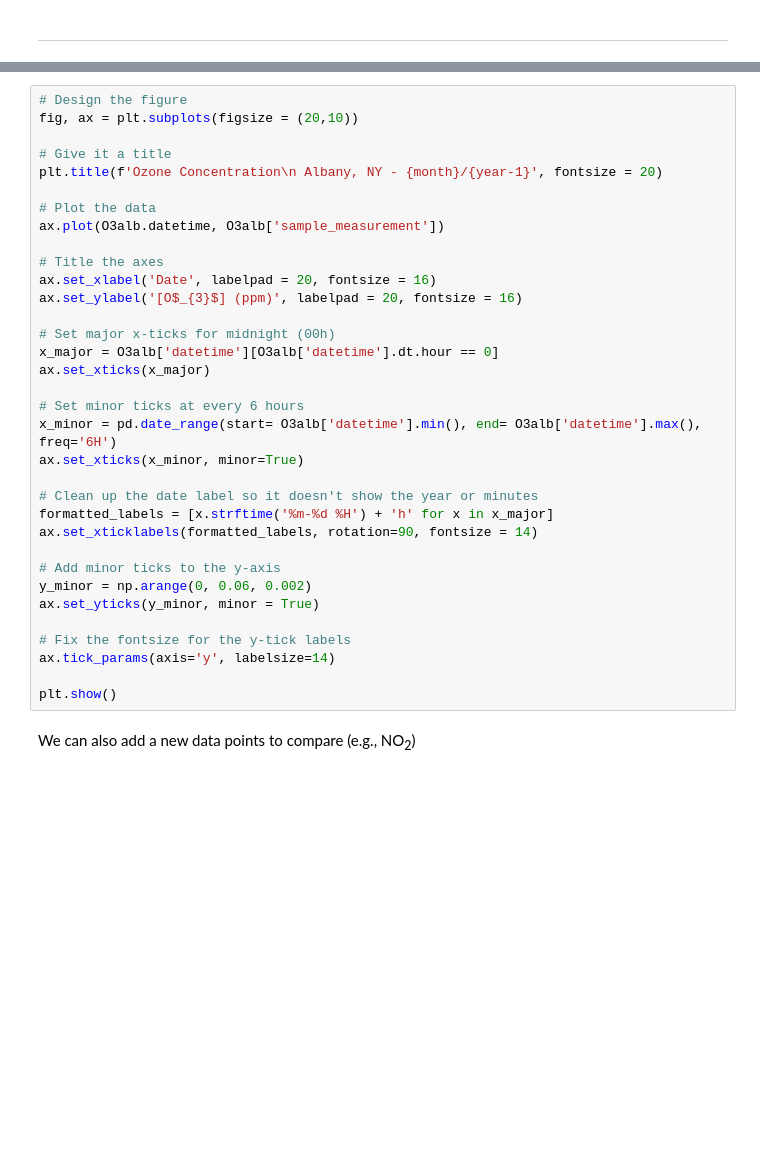
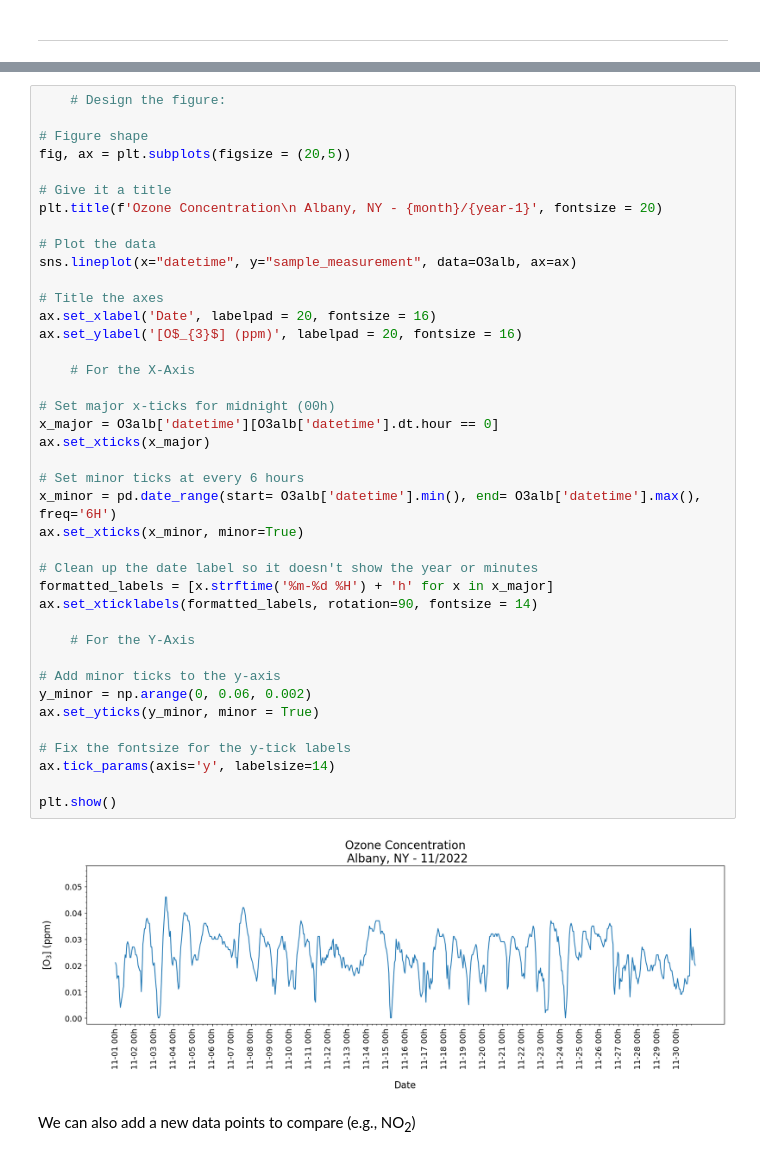
Before and after one commit to DAES433533/donder-cookbook, a Jupyter notebook: notebooks/AQS Data Foundations.ipynb, the cells around one changed output, grey strips where cells are left out. Saved outputs shown, nothing was run; the diff lists cells and outputs as text; blank space fills up the shorter version.

```diff
--- a/notebooks/AQS Data Foundations.ipynb
+++ b/notebooks/AQS Data Foundations.ipynb
@@ -267,38 +375,46 @@ plt.plot(O3alb.datetime, O3alb['sample_measurement'])
 </div>
 # %%
-# Design the figure
-fig, ax = plt.subplots(figsize = (20,10))
+    # Design the figure:
+
+# Figure shape
+fig, ax = plt.subplots(figsize = (20,5))
 
 # Give it a title
 plt.title(f'Ozone Concentration\n Albany, NY - {month}/{year-1}', fontsize = 20)
 
 # Plot the data
-ax.plot(O3alb.datetime, O3alb['sample_measurement'])
+sns.lineplot(x="datetime", y="sample_measurement", data=O3alb, ax=ax)
 
 # Title the axes
 ax.set_xlabel('Date', labelpad = 20, fontsize = 16)
 ax.set_ylabel('[O$_{3}$] (ppm)', labelpad = 20, fontsize = 16)
+
+    # For the X-Axis
 
 # Set major x-ticks for midnight (00h)
 x_major = O3alb['datetime'][O3alb['datetime'].dt.hour == 0]
 ax.set_xticks(x_major)
 
 # Set minor ticks at every 6 hours
 x_minor = pd.date_range(start= O3alb['datetime'].min(), end= O3alb['datetime'].max(), freq='6H')
 ax.set_xticks(x_minor, minor=True)
 
 # Clean up the date label so it doesn't show the year or minutes
 formatted_labels = [x.strftime('%m-%d %H') + 'h' for x in x_major]
 ax.set_xticklabels(formatted_labels, rotation=90, fontsize = 14)
 
+    # For the Y-Axis
+
 # Add minor ticks to the y-axis
 y_minor = np.arange(0, 0.06, 0.002)
 ax.set_yticks(y_minor, minor = True)
 
 # Fix the fontsize for the y-tick labels
 ax.tick_params(axis='y', labelsize=14)
 
 plt.show()
+# %% [output]
+[figure, added]
 # %% [markdown]
 We can also add a new data points to compare (e.g., NO<sub>2</sub>)
 # %%
```
Also changed, not shown: parts of 46 cells of this notebook.
